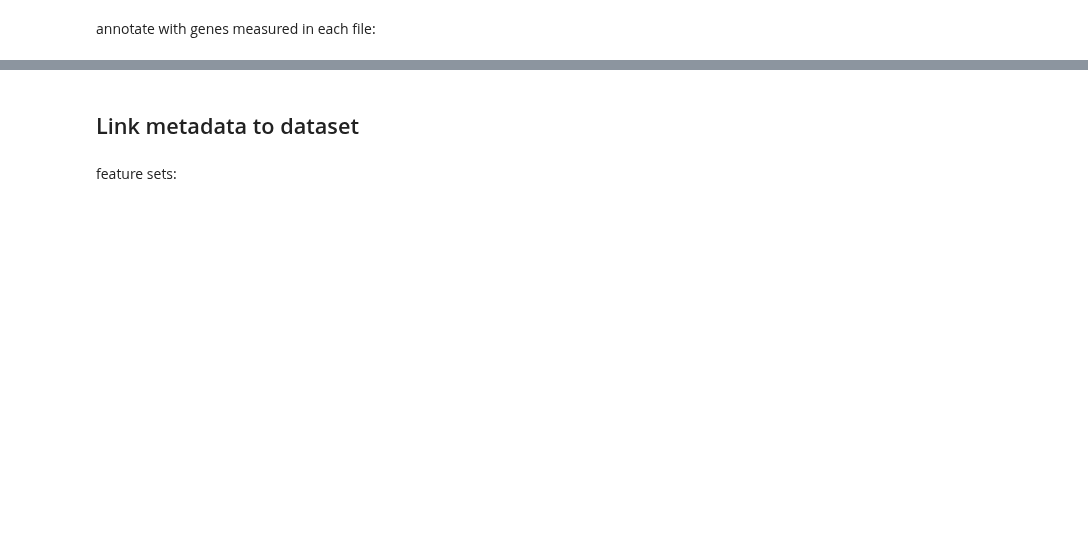
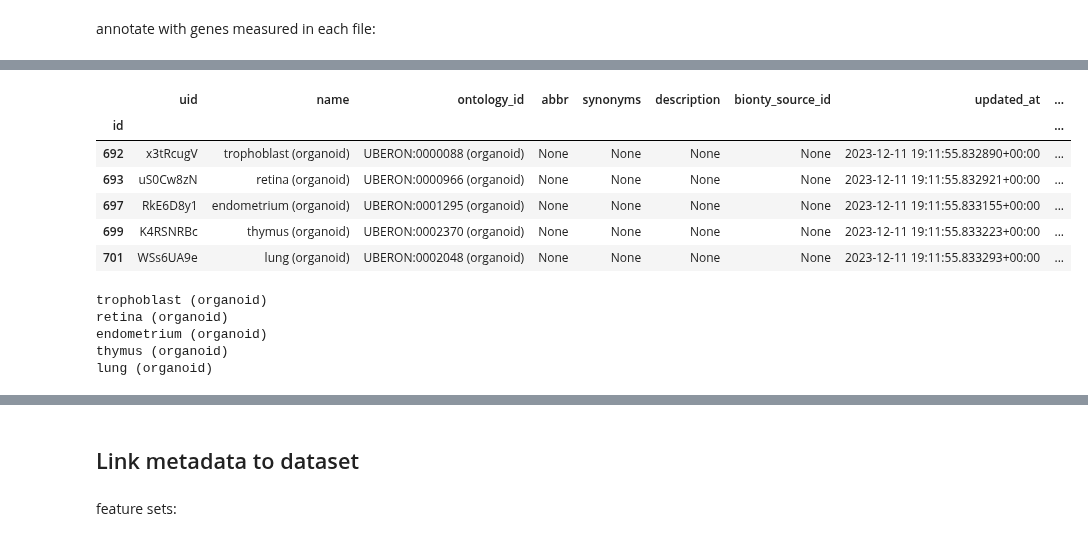
Before and after one commit to laminlabs/cellxgene-lamin, a Jupyter notebook: docs/notebooks/census-release-2023-12-06.ipynb, the cells around one changed output, grey strips where cells are left out. Saved outputs shown, nothing was run; the diff lists cells and outputs as text; code cells hidden in the pictures; blank space fills up the shorter version.

```diff
--- a/docs/notebooks/census-release-2023-12-06.ipynb
+++ b/docs/notebooks/census-release-2023-12-06.ipynb
@@ -526,0 +527,26 @@ Features:
+# %%
+organoids = lb.Tissue.filter(ontology_id__contains="organoid").all()
+organoids.df()
+# %% [output]
+|  | uid | name | ontology_id | abbr | synonyms | description | bionty_source_id | updated_at | ... |
+| id |  |  |  |  |  |  |  |  | ... |
+| 692 | x3tRcugV | trophoblast (organoid) | UBERON:0000088 (organoid) | None | None | None | None | 2023-12-11 19:11:55.832890+00:00 | ... |
+| 693 | uS0Cw8zN | retina (organoid) | UBERON:0000966 (organoid) | None | None | None | None | 2023-12-11 19:11:55.832921+00:00 | ... |
+| 697 | RkE6D8y1 | endometrium (organoid) | UBERON:0001295 (organoid) | None | None | None | None | 2023-12-11 19:11:55.833155+00:00 | ... |
+| 699 | K4RSNRBc | thymus (organoid) | UBERON:0002370 (organoid) | None | None | None | None | 2023-12-11 19:11:55.833223+00:00 | ... |
+| 701 | WSs6UA9e | lung (organoid) | UBERON:0002048 (organoid) | None | None | None | None | 2023-12-11 19:11:55.833293+00:00 | ... |
+# %%
+for record in organoids:
+    print(record.name)
+    ontology_id = record.ontology_id.split(' ')[0]
+    tissue_record = lb.Tissue.from_bionty(ontology_id=ontology_id)
+    if tissue_record._state.adding:
+        tissue_record.save()
+    for f in tissue_record.artifacts.all():
+        f.labels.add(tissue_types.organoid, features.tissue_type)
+# %% [output]
+trophoblast (organoid)
+retina (organoid)
+endometrium (organoid)
+thymus (organoid)
+lung (organoid)
```
Also changed, not shown: parts of 26 cells of this notebook.
